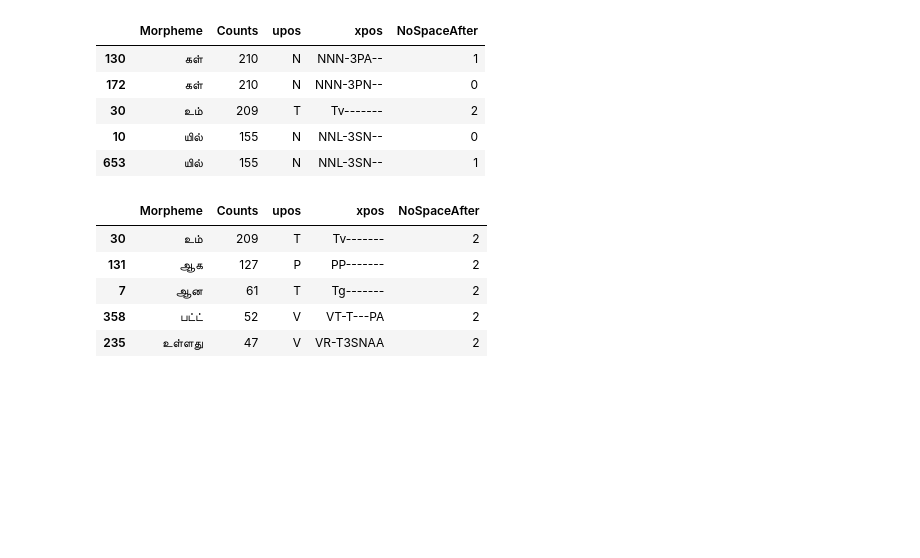
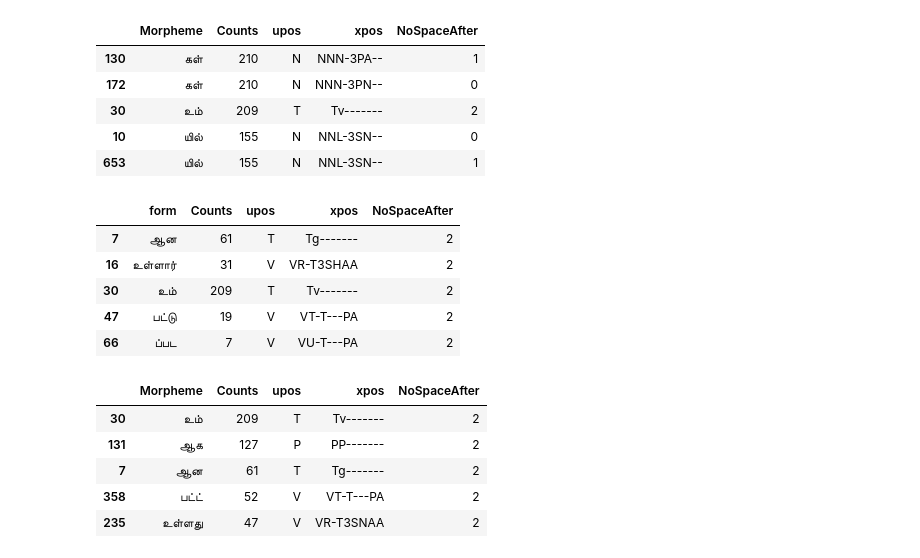
Before and after one commit to Kee2u/Deciphering_the_Indus_Valley_Script, a Jupyter notebook: Tamil_Morpheme_List-logosyllabic.ipynb, the cells around one changed output. Saved outputs shown, nothing was run; the diff lists cells and outputs as text; code cells hidden in the pictures; blank space fills up the shorter version.

```diff
--- a/Tamil_Morpheme_List-logosyllabic.ipynb
+++ b/Tamil_Morpheme_List-logosyllabic.ipynb
@@ -223,6 +223,25 @@ adjusted_morpheme_df.head()
 | 30 | உம் | 209 | T | Tv------- | 2 |
 | 10 | யில் | 155 | N | NNL-3SN-- | 0 |
 | 653 | யில் | 155 | N | NNL-3SN-- | 1 |
+# %%
+# Making postpositions/clitics morpheme list
+columns = ['form', 'Counts','upos', 'xpos', 'NoSpaceAfter']
+clitics_df = pd.DataFrame(columns = columns)
+clitics_df["form"] = merged_df["form"]
+clitics_df["Counts"] = merged_df["Counts"]
+clitics_df["upos"] = merged_df["upos"]
+clitics_df["xpos"] = merged_df["xpos"]
+clitics_df["NoSpaceAfter"] = merged_df["NoSpaceAfter"]
+clitic_df = clitics_df[clitics_df['NoSpaceAfter']==2]
+clitic_df = clitic_df.drop_duplicates(subset = ['form'])
+clitic_df.head()
+# %% [output]
+|  | form | Counts | upos | xpos | NoSpaceAfter |
+| 7 | ஆன | 61 | T | Tg------- | 2 |
+| 16 | உள்ளார் | 31 | V | VR-T3SHAA | 2 |
+| 30 | உம் | 209 | T | Tv------- | 2 |
+| 47 | பட்டு | 19 | V | VT-T---PA | 2 |
+| 66 | ப்பட | 7 | V | VU-T---PA | 2 |
 # %%
 # Making postpositions/clitics morpheme list
 clitic_df = adjusted_morpheme_df[adjusted_morpheme_df['NoSpaceAfter']==2]
```
Also changed, not shown: parts of 14 cells of this notebook, 1 other file.
